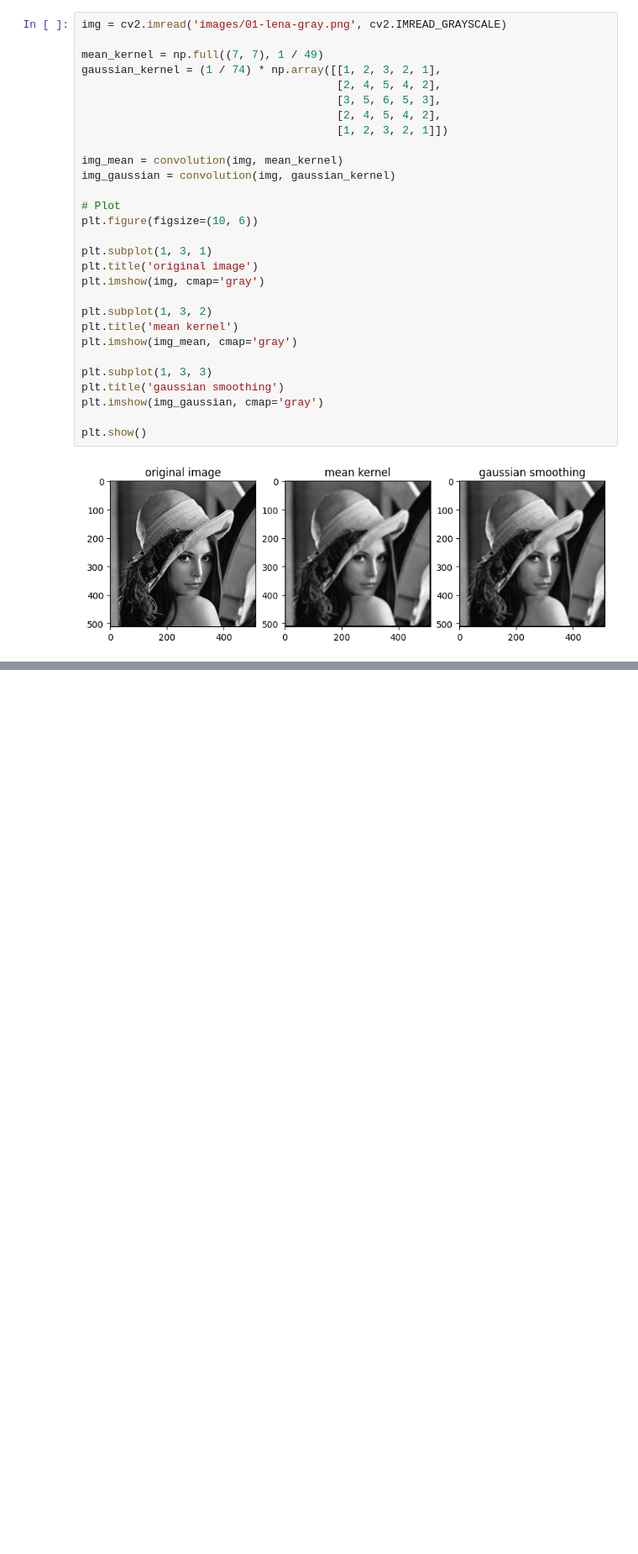
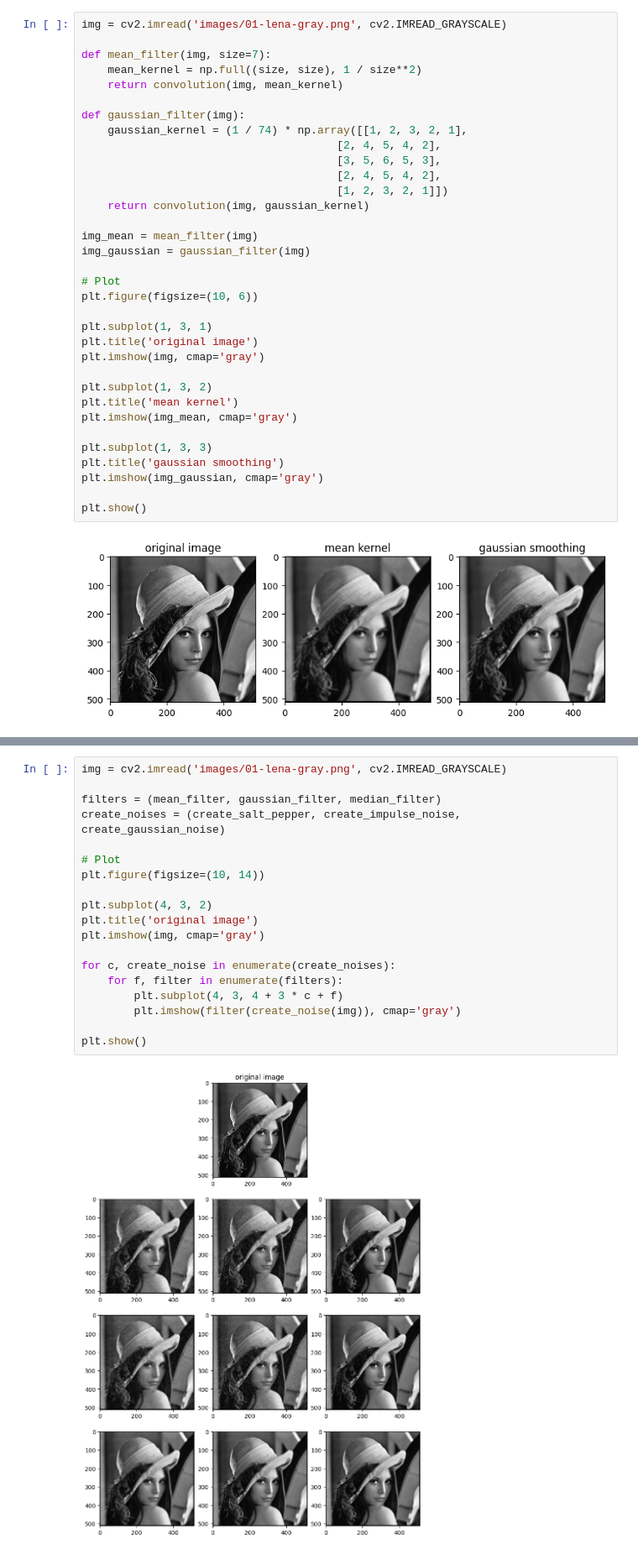
Before and after one commit to khhandrea/university-projects, a Jupyter notebook: 03-noise-filtering.ipynb, the cells around one changed output, grey strips where cells are left out. Shown at 84% size. Saved outputs shown, nothing was run; the diff lists cells and outputs as text; blank space fills up the shorter version.

```diff
--- a/03-noise-filtering.ipynb
+++ b/03-noise-filtering.ipynb
@@ -50,15 +95,20 @@ def convolution(image, mask):
 # %%
 img = cv2.imread('images/01-lena-gray.png', cv2.IMREAD_GRAYSCALE)
 
-mean_kernel = np.full((7, 7), 1 / 49)
-gaussian_kernel = (1 / 74) * np.array([[1, 2, 3, 2, 1],
+def mean_filter(img, size=7):
+    mean_kernel = np.full((size, size), 1 / size**2)
+    return convolution(img, mean_kernel)
+
+def gaussian_filter(img):
+    gaussian_kernel = (1 / 74) * np.array([[1, 2, 3, 2, 1],
                                        [2, 4, 5, 4, 2],
                                        [3, 5, 6, 5, 3],
                                        [2, 4, 5, 4, 2],
                                        [1, 2, 3, 2, 1]])
+    return convolution(img, gaussian_kernel)
 
-img_mean = convolution(img, mean_kernel)
-img_gaussian = convolution(img, gaussian_kernel)
+img_mean = mean_filter(img)
+img_gaussian = gaussian_filter(img)
 
 # Plot
 plt.figure(figsize=(10, 6))
@@ -80,0 +172,21 @@ plt.show()
+# %%
+img = cv2.imread('images/01-lena-gray.png', cv2.IMREAD_GRAYSCALE)
+
+filters = (mean_filter, gaussian_filter, median_filter)
+create_noises = (create_salt_pepper, create_impulse_noise, create_gaussian_noise)
+
+# Plot
+plt.figure(figsize=(10, 14))
+
+plt.subplot(4, 3, 2)
+plt.title('original image')
+plt.imshow(img, cmap='gray')
+
+for c, create_noise in enumerate(create_noises):
+    for f, filter in enumerate(filters):
+        plt.subplot(4, 3, 4 + 3 * c + f)
+        plt.imshow(filter(create_noise(img)), cmap='gray')
+
+plt.show()
+# %% [output]
+[figure, added]
```
Also changed, not shown: parts of 8 cells of this notebook.
